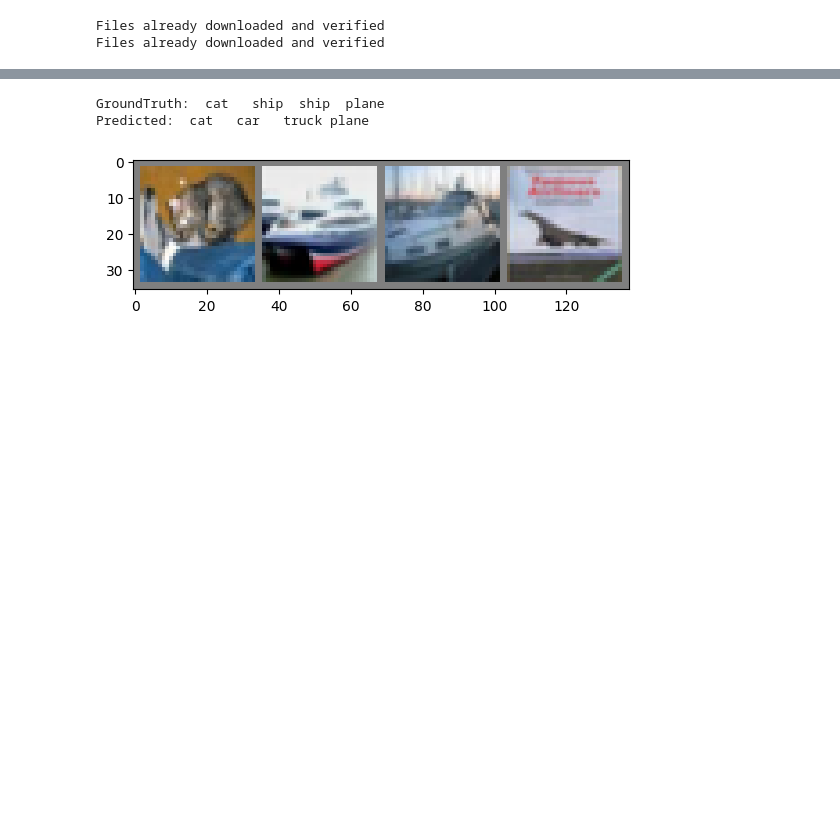
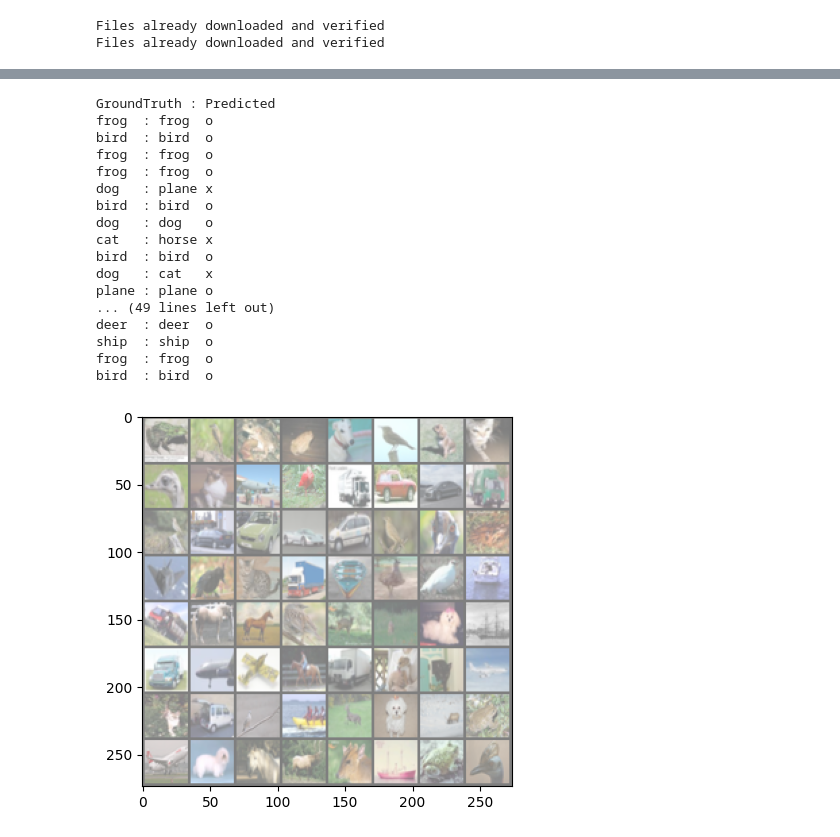
Before and after one commit to myamo333/object_detection, a Jupyter notebook: src/cnn_cifar-10.ipynb, the cells around one changed output, grey strips where cells are left out. Cells and saved outputs as stored; diff of their text form; code cells hidden in the pictures; blank space fills up the shorter version.

```diff
--- a/src/cnn_cifar-10.ipynb
+++ b/src/cnn_cifar-10.ipynb
@@ -20,17 +21,17 @@ class CNN(nn.Module):
         self.conv1 = nn.Conv2d(3, 6, 5)
         self.pool = nn.MaxPool2d(2, 2)
         self.conv2 = nn.Conv2d(6, 16, 5)
-        self.fc1 = nn.Linear(16 * 5 * 5, 120)
-        self.fc2 = nn.Linear(120, 84)
-        self.fc3 = nn.Linear(84, 10)
+        self.fc1 = nn.Linear(16 * 5 * 5, 256)
+        self.dropout = nn.Dropout(p=0.5)  # ドロップアウト:(p=ドロップアウト率)
+        self.fc2 = nn.Linear(256, 10)
 
     def forward(self, x):
         x = self.pool(F.relu(self.conv1(x)))
         x = self.pool(F.relu(self.conv2(x)))
         x = x.view(-1, 16 * 5 * 5)
         x = F.relu(self.fc1(x))
-        x = F.relu(self.fc2(x))
-        x = self.fc3(x)
+        x = self.dropout(x)
+        x = self.fc2(x)
         return x
 
 model = CNN()
@@ -48,18 +49,20 @@ CNN(
 # %%
 classes = ('plane', 'car', 'bird', 'cat', 'deer', 'dog', 'frog', 'horse', 'ship', 'truck')
 # %%
-transform = T.Compose([
-    # T.Resize(800),
-    T.ToTensor(),
-    T.Normalize((0.5, 0.5, 0.5), (0.5, 0.5, 0.5))
-])
+affine = T.RandomAffine([-15, 15], scale=(0.8, 1.2))  # 回転とリサイズ
+flip = T.RandomHorizontalFlip(p=0.5)  # 左右反転
+normalize = T.Normalize((0.0, 0.0, 0.0), (1.0, 1.0, 1.0))  # 平均値を0、標準偏差を1に
+to_tensor = T.ToTensor()
+
+transform_train = T.Compose([affine, flip, to_tensor, normalize])
+transform_test = T.Compose([to_tensor, normalize])
 
 # 訓練データをdatasetsからダウンロード
 training_data = datasets.CIFAR10(
     root="../data",
     train=True,
     download=True,
-    transform=transform,
+    transform=transform_train,
 )
 
 # テストデータをdatasetsからダウンロード
@@ -67,17 +70,17 @@ test_data = datasets.CIFAR10(
     root="../data",
     train=False,
     download=True,
-    transform=transform,
+    transform=transform_test,
 )
 # %% [output]
 Files already downloaded and verified
 Files already downloaded and verified
 # %%
-batch_size = 4
+batch_size = 64
 
 # データローダーの作成
-train_dataloader = DataLoader(training_data, batch_size=batch_size)
-test_dataloader = DataLoader(test_data, batch_size=batch_size)
+train_dataloader = DataLoader(training_data, batch_size=batch_size, shuffle=True)
+test_dataloader = DataLoader(test_data, batch_size=batch_size, shuffle=True)
 
 for X, y in test_dataloader:
     print("Shape of X [N, C, H, W]: ", X.shape)
@@ -151,31 +156,55 @@ torch.save(model.state_dict(), PATH)
 # %%
 # テストデータでの評価
 dataiter = iter(test_dataloader)
 images, labels = next(dataiter)
 
 model = CNN()
 # 保存した状態辞書をロード
 model.load_state_dict(torch.load('../model/cnn_cifar.pth'))
 model.eval()
 
 # 画像の表示
 def imshow(img):
     img = img / 2 + 0.5     # デノーマライズ
     npimg = img.numpy()
     plt.imshow(np.transpose(npimg, (1, 2, 0)))
     # plt.axis('off')  # 軸を非表示にする
     plt.show()
 
 # 出力の表示
 with torch.no_grad():
     outputs = model(images)
 _, predicted = torch.max(outputs, 1)
-print('GroundTruth: ', ' '.join(f'{classes[labels[j]]:5s}' for j in range(4)))
-print('Predicted: ', ' '.join(f'{classes[predicted[j]]:5s}' for j in range(4)))
+print("GroundTruth : Predicted")
+for j in range(batch_size):
+    if classes[labels[j]] == classes[predicted[j]]:
+        judge = "o"
+    else:
+        judge = "x"
+    print("{} : {} {}".format(f'{classes[labels[j]]:5s}',f'{classes[predicted[j]]:5s}',judge))
+
+
+    # print('GroundTruth:  ', ' '.join(f'{classes[labels[j]]:5s}' for j in range(batch_size)))
+    # print('Predicted: ', ' '.join(f'{classes[predicted[j]]:5s}' for j in range(batch_size)))
 
 # 画像を表示
 imshow(torchvision.utils.make_grid(images))
 # %% [output]
-GroundTruth:  cat   ship  ship  plane
-Predicted:  cat   car   truck plane
+GroundTruth : Predicted
+frog  : frog  o
+bird  : bird  o
+frog  : frog  o
+frog  : frog  o
+dog   : plane x
+bird  : bird  o
+dog   : dog   o
+cat   : horse x
+bird  : bird  o
+dog   : cat   x
+plane : plane o
+... (49 lines left out)
+deer  : deer  o
+ship  : ship  o
+frog  : frog  o
+bird  : bird  o
-[figure, old version]
+[figure, new version]
```
Also changed, not shown: parts of 7 cells of this notebook.
